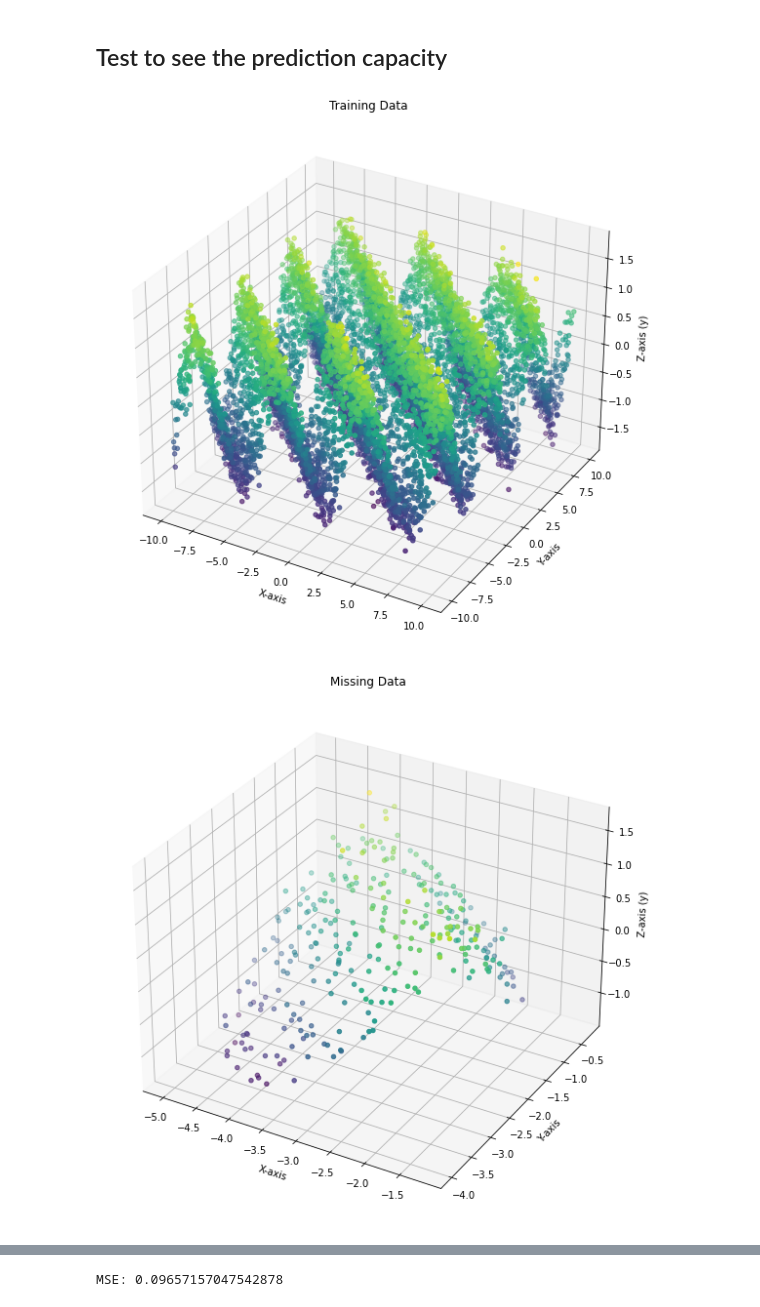
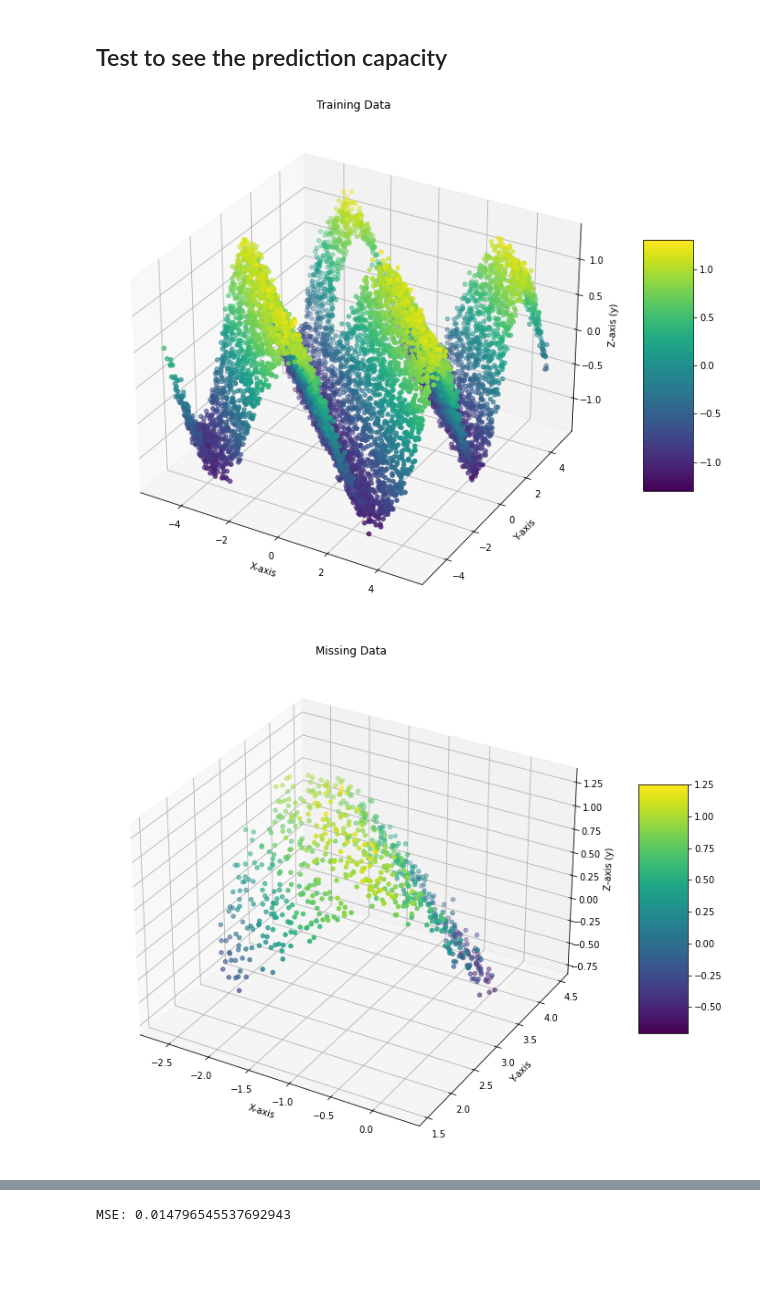
Before and after one commit to GRDimm/Random-projects, a Jupyter notebook: Neural network from scratch/Feed forward neural network.ipynb, the cells around one changed output, grey strips where cells are left out. Cells and saved outputs as stored; diff of their text form; code cells hidden in the pictures; blank space fills up the shorter version.

```diff
--- a/Neural network from scratch/Feed forward neural network.ipynb
+++ b/Neural network from scratch/Feed forward neural network.ipynb
@@ -216,22 +216,48 @@ def create_dataset(n_samples=100, noise=0.1, limits=[0, 10]):
 
 import matplotlib.pyplot as plt
 from mpl_toolkits.mplot3d import Axes3D
+import numpy as np
+import matplotlib.pyplot as plt
+from mpl_toolkits.mplot3d import Axes3D
 
-def plot_3d(X, y, title=None):
+def plot_3d(X, y, title=None, highlight=None):
     # Create a new figure and 3D axis
     fig = plt.figure(figsize=(15, 10))
     ax = fig.add_subplot(111, projection='3d')
 
-    # Plot the data
-    ax.scatter(X[:, 0], X[:, 1], y, c=y, cmap='viridis')
+    # If highlight is provided, separate points inside and outside the circle
+    if highlight:
+        center, radius = highlight
+        distances = np.sqrt((X[:, 0] - center[0]) ** 2 + (X[:, 1] - center[1]) ** 2)
+        inside_circle = distances <= radius
+        outside_circle = ~inside_circle
+
+        # Plot points outside the circle with reduced opacity
+        sc1 = ax.scatter(X[outside_circle, 0], X[outside_circle, 1], y[outside_circle],
+                         c=y[outside_circle], cmap='viridis', alpha=0.05, label='Outside Highlight')
+
+        # Plot points inside the circle with full opacity
+        sc2 = ax.scatter(X[inside_circle, 0], X[inside_circle, 1], y[inside_circle],
+                         c=y[inside_circle], cmap='viridis', alpha=1, label='Inside Highlight')
+    else:
+        # Plot all points using the default colormap if no highlight is provided
+        sc = ax.scatter(X[:, 0], X[:, 1], y, c=y, cmap='viridis')
 
     # Set axis labels
     ax.set_xlabel('X-axis')
     ax.set_ylabel('Y-axis')
     ax.set_zlabel('Z-axis (y)')
+
     if title:
         ax.set_title(title)
 
+    # Show legend if highlighting
+    if highlight:
+        plt.legend()
+
+    # Add color bar
+    fig.colorbar(sc1 if highlight else sc, ax=ax, shrink=0.5, aspect=5)
+
     # Show the plot
     plt.show()
 # %% [markdown]
@@ -304,40 +330,43 @@ MSE: 0.05295396179356742
 ## Test to see the prediction capacity
 # %%
 ## Test to see the prediction capacity
-X, y = create_dataset(n_samples=10000, noise=0.2, limits=[-10, 10])
 
-radius = 2
-coordinates = np.random.uniform(-8, 8, size=2)
+limits = [-5, 5]
+
+X, y = create_dataset(n_samples=10000, noise=0.1, limits=limits)
+
+radius = 1.5
+coordinates = np.random.uniform(limits[0]+radius, limits[1]-radius, size=2)
 
 X_missing = X[np.sqrt((X[:, 0] - coordinates[0]) ** 2 + (X[:, 1] - coordinates[1]) ** 2) <= radius]
 y_missing = y[np.sqrt((X[:, 0] - coordinates[0]) ** 2 + (X[:, 1] - coordinates[1]) ** 2) <= radius]
 
 X_train = X[np.sqrt((X[:, 0] - coordinates[0]) ** 2 + (X[:, 1] - coordinates[1]) ** 2) > radius]
 y_train = y[np.sqrt((X[:, 0] - coordinates[0]) ** 2 + (X[:, 1] - coordinates[1]) ** 2) > radius]
 
 plot_3d(X_train, y_train, title="Training Data")
 plot_3d(X_missing, y_missing, title="Missing Data")
 
 nnn = FeedForwardNeuralNetwork(
     input_size=2,
     hidden_layers_sizes=[32, 32],  # Larger hidden layers for capturing complex behavior
     hidden_activation_functions=[tanh, tanh],  # Tanh for smooth function approximation
     hidden_derivatives=[tanh_derivative, tanh_derivative],
     output_size=1,
     output_activation_function=linear,  # Linear output
     output_derivative=linear_derivative,  # Derivative of linear activation
     loss_function=mse,
     loss_derivative=mse_derivative,
     optimizer=AdamOptimizer(learning_rate=0.01, beta1=0.9, beta2=0.999, epsilon=1e-8, min_lr=1e-6, max_lr=1.0, adapt_factor=0.01, grad_smoothing=0.9)
 )
 
 nnn.train(X_train, y_train, epochs=50, batch_size=64)
 
 y_pred = nnn.predict(X)
 
-plot_3d(X, y_pred, title="Predictions")
+plot_3d(X, y_pred, title="Predictions", highlight=((coordinates[0], coordinates[1]), radius))
 plot_3d(X, y, title="Ground Truth")
 print(f"MSE: {mse(y, y_pred)}")
 # %% [output]
-[figure, old version]
+[figure, new version]
-[figure, old version]
+[figure, new version]
@@ -346 +375 @@ print(f"MSE: {mse(y, y_pred)}")
-MSE: 0.09657157047542878
+MSE: 0.014796545537692943
```
Also changed, not shown: parts of 2 cells of this notebook, 1 other file.
